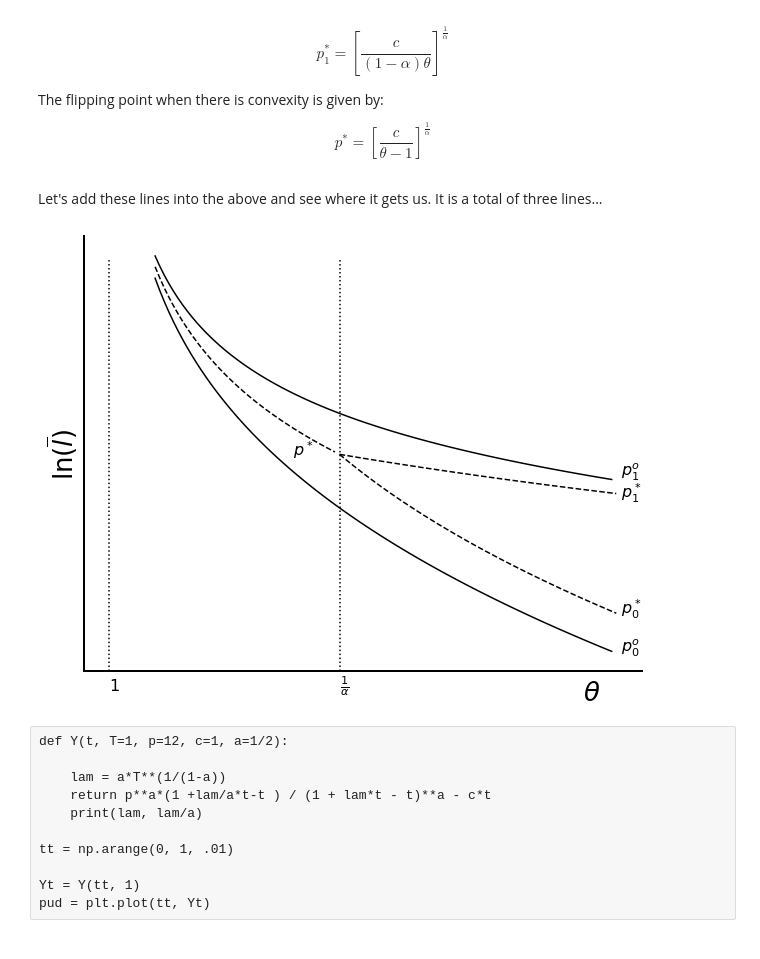
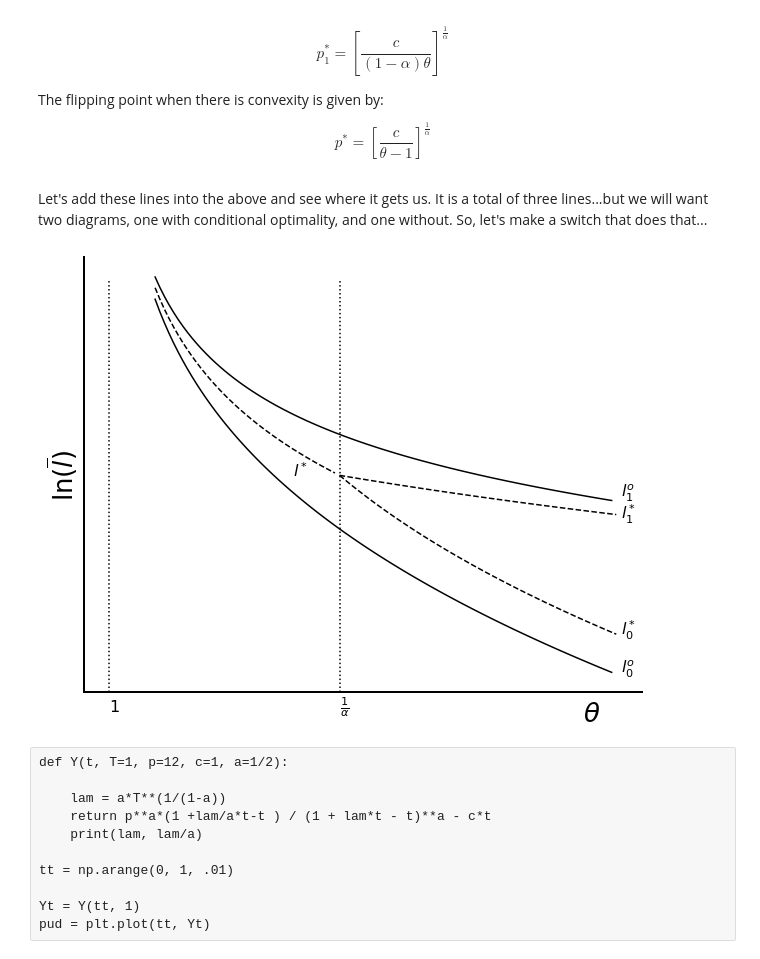
Before and after one commit to jhconning/enclosure, a Jupyter notebook: notebooks/PaperDiagramsAndAlgebra.ipynb, the cells around one changed output. Cells and saved outputs as stored; diff of their text form; code cells hidden in the pictures.

```diff
--- a/notebooks/PaperDiagramsAndAlgebra.ipynb
+++ b/notebooks/PaperDiagramsAndAlgebra.ipynb
@@ -236,17 +235,18 @@ $$
 p^*=\left[\frac{c}{\theta-1}\right]^\frac{1}{\alpha}
 $$
 # %% [markdown]
-Let's add these lines into the above and see where it gets us. It is a total of three lines...
+Let's add these lines into the above and see where it gets us. It is a total of three lines...but we will want two diagrams, one with conditional optimality, and one without. So, let's make a switch that does that...
 # %%
 import numpy as np
 import matplotlib.pyplot as plt
 
 from matplotlib.lines import Line2D
 
-##### Base parameters  #####
+##### Base parameters  and switch #####
 
 c        = 1
 alp      = 2/3
+cond_opt = True
 
 ##### Truncated ranges applicable only at certain points ####
 
@@ -275,43 +275,49 @@ ax.spines['right'].set_visible(False)
 ax.spines['left'].set_linewidth(2)
 ax.spines['bottom'].set_linewidth(2)
 
 xlbl = ax.set_xlabel(r'$\theta$', fontsize=26)
 ylbl = ax.set_ylabel(r'$\ln(\overline{l})$', fontsize=26)
 
 # Shift the label on the x-axis a little bit
 
 xpos = list(xlbl.get_position())
 xpos[0] = xpos[0]+.41
 xpos[1] = xpos[1]-.02
 ax.xaxis.set_label_coords(xpos[0], xpos[1])
 
 ax.set_xticks([])
 ax.set_yticks([])
 
 oline1 = ax.plot(the_1, ln_po0, color= 'black')
 bline1 = ax.plot(the_1, ln_po1, color= 'black')
-gline1 = ax.plot(the_r2, ln_ps0, color= 'black', linestyle='dashed')
-pline1 = ax.plot(the_r2, ln_ps1, color= 'black', linestyle='dashed')
-bkline = ax.plot(the_r1, ln_ps,  color='black', linestyle='dashed')
+
+if cond_opt:
+    gline1 = ax.plot(the_r2, ln_ps0, color= 'black', linestyle='dashed')
+    pline1 = ax.plot(the_r2, ln_ps1, color= 'black', linestyle='dashed')
+    bkline = ax.plot(the_r1, ln_ps,  color='black', linestyle='dashed')
 
 vline1 = ax.axvline(1/alp, ymax=.95, linestyle=':', color='black')
 vline2 = ax.axvline(1, ymax=.95, linestyle=':', color='black')
 
 ep = np.max(the_1)+.021
 
-t1 = ax.text(ep, np.min(ln_po0), r'$p^o_0$', fontsize=16)
-t2 = ax.text(ep, np.min(ln_po1)+.05, r'$p^o_1$', fontsize=16)
-t3 = ax.text(ep, np.min(ln_ps0), r'$p^*_0$', fontsize=16)
-t4 = ax.text(ep, np.min(ln_ps1)-.05, r'$p^*_1$', fontsize=16)
+t1 = ax.text(ep, np.min(ln_po0), r'$l^o_0$', fontsize=16)
+t2 = ax.text(ep, np.min(ln_po1)+.05, r'$l^o_1$', fontsize=16)
 
-t5 = ax.text(cv-.1, np.min(ln_ps)-.04, r'$p^*$', fontsize=16)
+if cond_opt:
+    t3 = ax.text(ep, np.min(ln_ps0), r'$l^*_0$', fontsize=16)
+    t4 = ax.text(ep, np.min(ln_ps1)-.05, r'$l^*_1$', fontsize=16)
+    t5 = ax.text(cv-.1, np.min(ln_ps)-.04, r'$l^*$', fontsize=16)
 
 ax.text(cv, np.min(ln_po0)-.5, r'$\frac{1}{\alpha}$', fontsize=16)
 ax.text(1, np.min(ln_po0)-.5, r'$1$', fontsize=16)
 
-fig.savefig('social_optimum.png')
+if cond_opt == False:
+    fig.savefig('social_optimum.png')
+else:
+    fig.savefig('social_opt_cond.png')
 # %% [output]
-[figure, old version]
+[figure, new version]
 # %% [raw]
 def Y(t, T=1, p=12, c=1, a=1/2):
 
```
Also changed, not shown: parts of 4 cells of this notebook, 5 other files.
